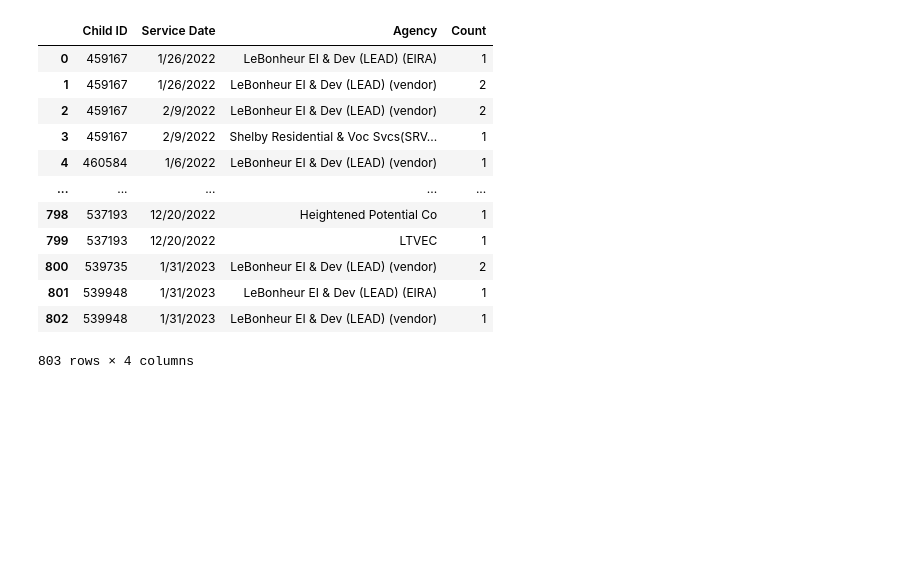
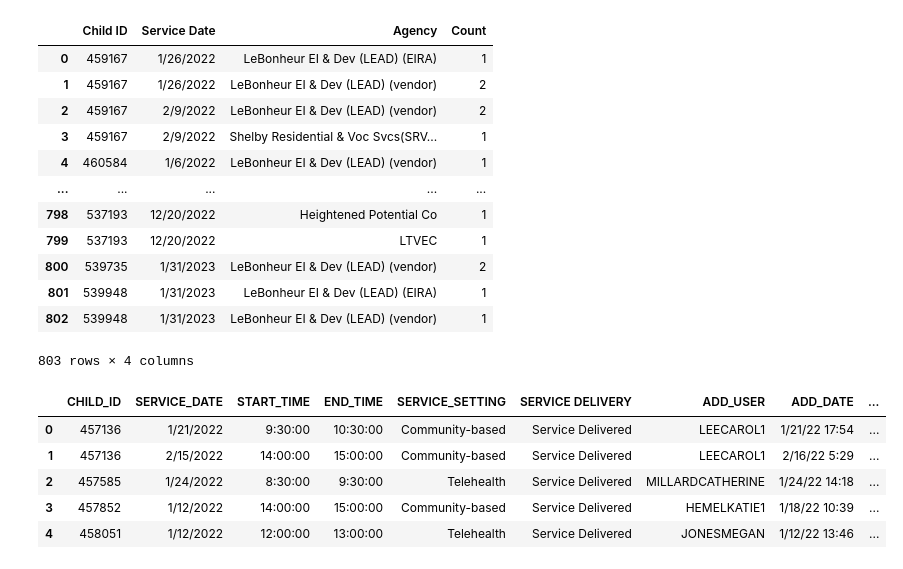
Before and after one commit to NSS-Data-Analytics-Cohort-8/teis_da8_1-granny_pandas, a Jupyter notebook: notebooks/q3.ipynb, the cells around one changed output. Drawn from its saved outputs; the diff is of its cells as text; code cells hidden in the pictures; blank space fills up the shorter version.

```diff
--- a/notebooks/q3.ipynb
+++ b/notebooks/q3.ipynb
@@ -347,3 +351,12 @@ grp_prov_df
 | 801 | 539948 | 1/31/2023 | LeBonheur EI & Dev (LEAD) (EIRA) | 1 |
 | 802 | 539948 | 1/31/2023 | LeBonheur EI & Dev (LEAD) (vendor) | 1 |
 803 rows × 4 columns
+# %%
+df2.head()
+# %% [output]
+|  | CHILD_ID | SERVICE_DATE | START_TIME | END_TIME | SERVICE_SETTING | SERVICE DELIVERY | ADD_USER | ADD_DATE | ... |
+| 0 | 457136 | 1/21/2022 | 9:30:00 | 10:30:00 | Community-based | Service Delivered | LEECAROL1 | 1/21/22 17:54 | ... |
+| 1 | 457136 | 2/15/2022 | 14:00:00 | 15:00:00 | Community-based | Service Delivered | LEECAROL1 | 2/16/22 5:29 | ... |
+| 2 | 457585 | 1/24/2022 | 8:30:00 | 9:30:00 | Telehealth | Service Delivered | MILLARDCATHERINE | 1/24/22 14:18 | ... |
+| 3 | 457852 | 1/12/2022 | 14:00:00 | 15:00:00 | Community-based | Service Delivered | HEMELKATIE1 | 1/18/22 10:39 | ... |
+| 4 | 458051 | 1/12/2022 | 12:00:00 | 13:00:00 | Telehealth | Service Delivered | JONESMEGAN | 1/12/22 13:46 | ... |
```
Also changed, not shown: parts of 9 cells of this notebook.
